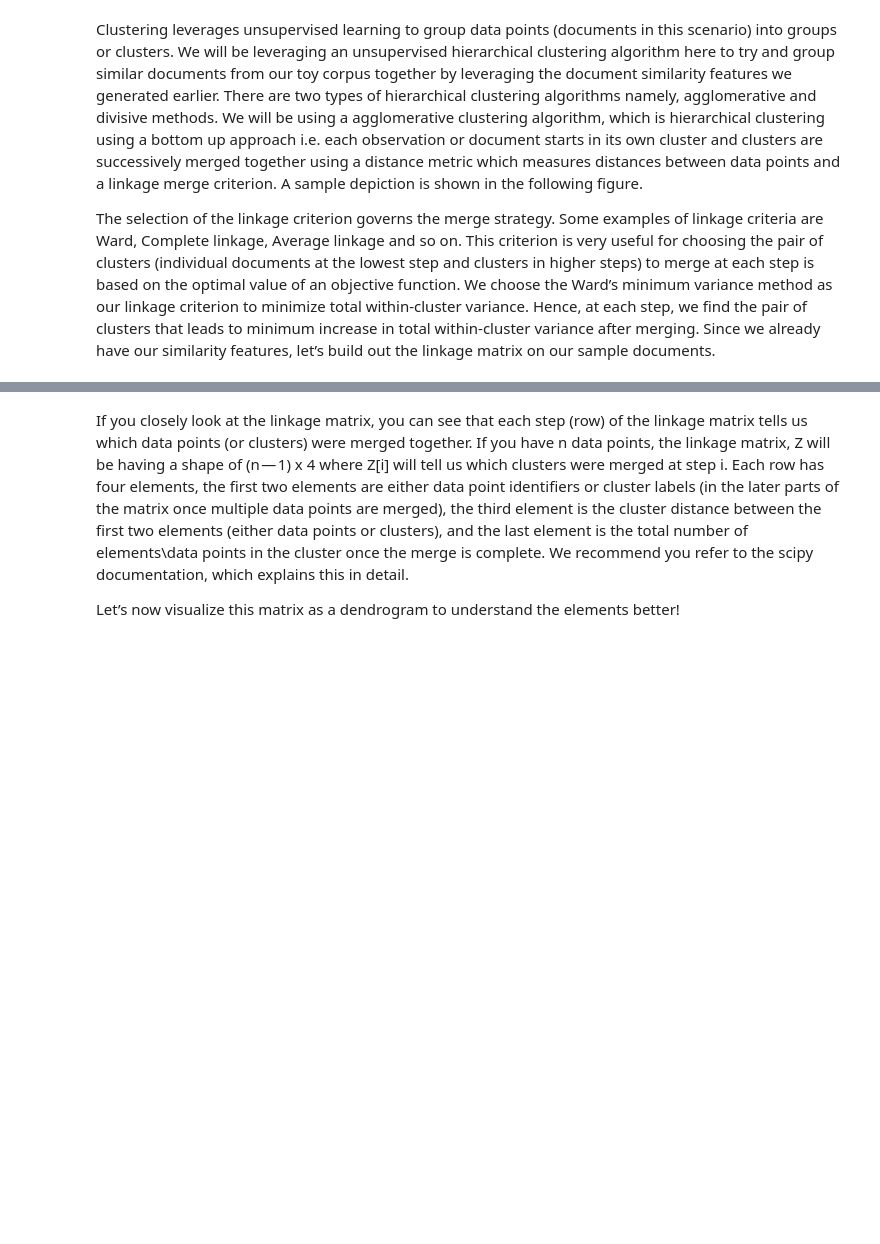
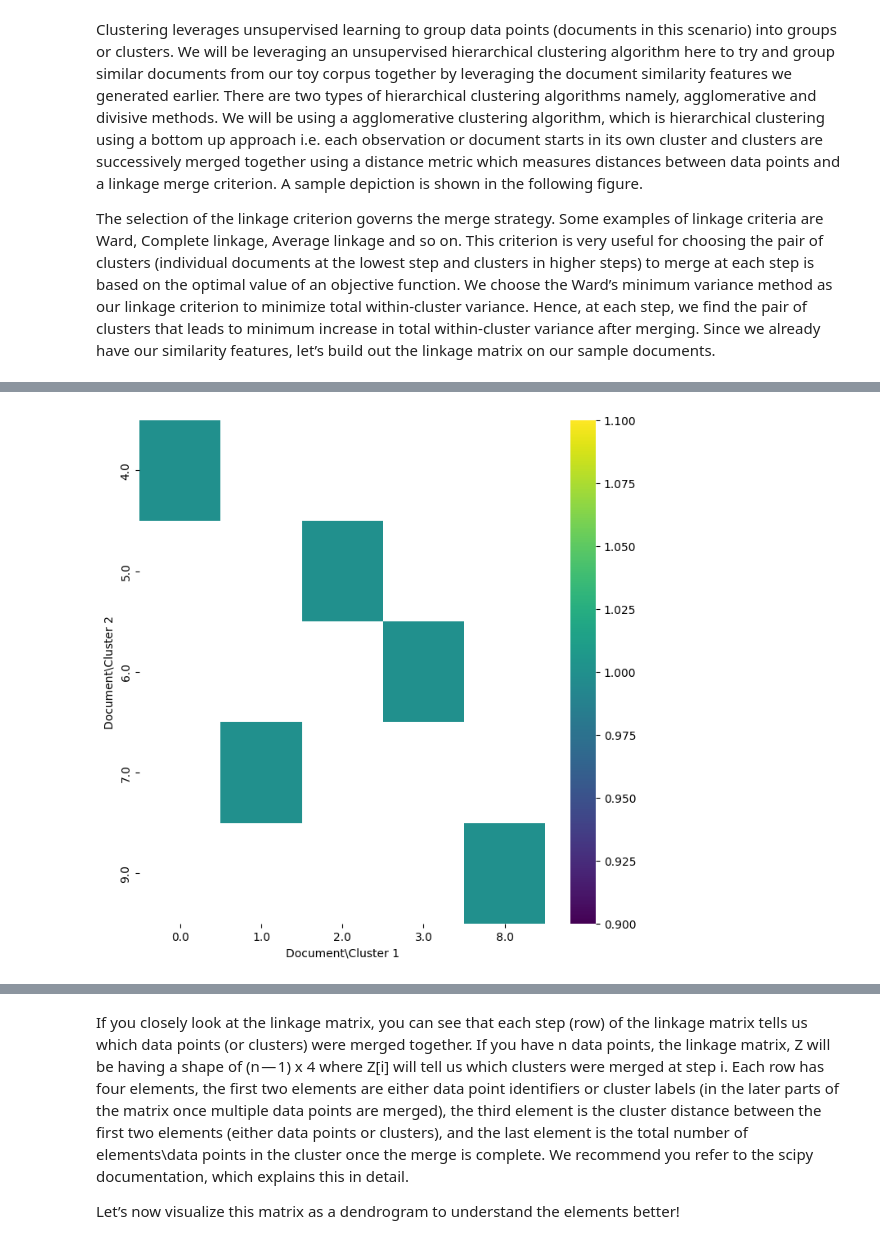
Before and after one commit to oklawyer71/ML1010_ClassExercies, a Jupyter notebook: Day1/1_feature_engineering.ipynb, the cells around one changed output, grey strips where cells are left out. Saved outputs shown, nothing was run; the diff lists cells and outputs as text; code cells hidden in the pictures; blank space fills up the shorter version.

```diff
--- a/Day1/1_feature_engineering.ipynb
+++ b/Day1/1_feature_engineering.ipynb
@@ -246,0 +318,16 @@ pd.DataFrame(Z, columns=['Document\Cluster 1', 'Document\Cluster 2',
+# %%
+# This one specifically shows Document\Cluster 1
+
+from matplotlib import pyplot as plt
+import seaborn as sns
+import pandas as pd
+plt.subplots(figsize=(8, 8))
+df_2dhist = pd.DataFrame({
+    x_label: grp['Document\\Cluster 2'].value_counts()
+    for x_label, grp in _df_4.groupby('Document\\Cluster 1')
+})
+sns.heatmap(df_2dhist, cmap='viridis')
+plt.xlabel('Document\\Cluster 1')
+_ = plt.ylabel('Document\\Cluster 2')
+# %% [output]
+[figure, added]
```
Also changed, not shown: parts of 15 cells of this notebook.
